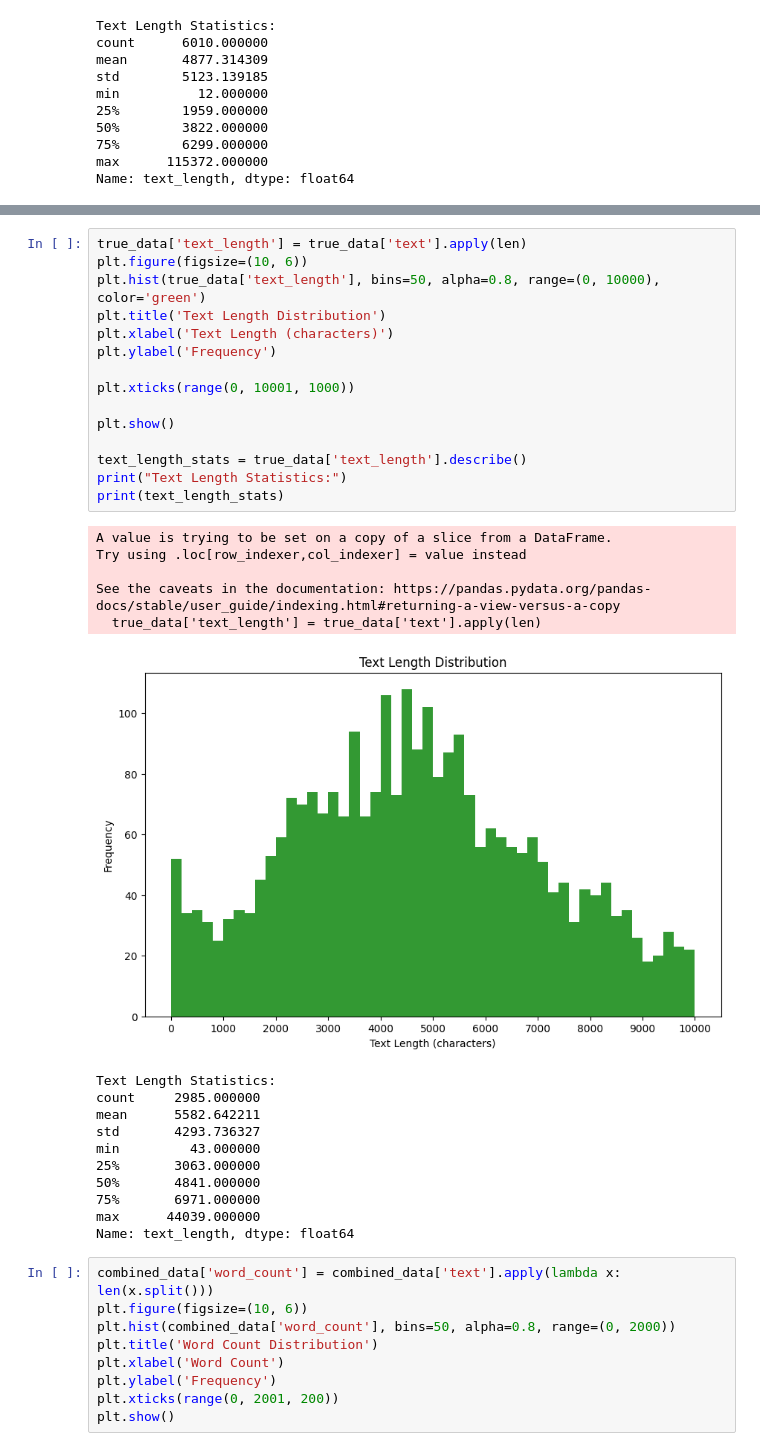
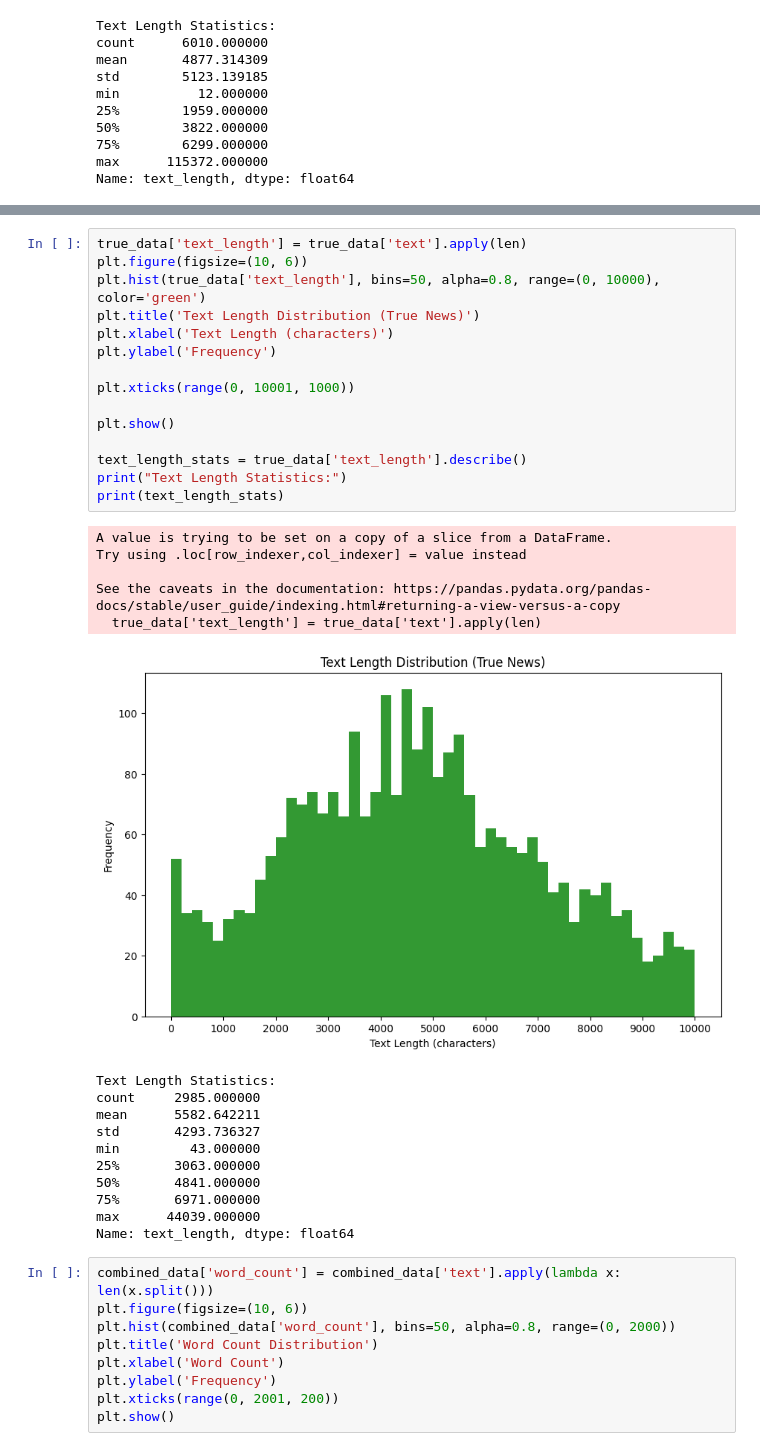
Before and after one commit to valentinvale/FakeNewsDetection, a Jupyter notebook: ValiUCV/sentiment.ipynb, the cells around one changed output, grey strips where cells are left out. Drawn from its saved outputs; the diff is of its cells as text.

```diff
--- a/ValiUCV/sentiment.ipynb
+++ b/ValiUCV/sentiment.ipynb
@@ -149,25 +155,25 @@ Name: text_length, dtype: float64
 # %%
 true_data['text_length'] = true_data['text'].apply(len)
 plt.figure(figsize=(10, 6))
 plt.hist(true_data['text_length'], bins=50, alpha=0.8, range=(0, 10000), color='green')
-plt.title('Text Length Distribution')
+plt.title('Text Length Distribution (True News)')
 plt.xlabel('Text Length (characters)')
 plt.ylabel('Frequency')
 
 plt.xticks(range(0, 10001, 1000))
 
 plt.show()
 
 text_length_stats = true_data['text_length'].describe()
 print("Text Length Statistics:")
 print(text_length_stats)
 # %% [output]
 A value is trying to be set on a copy of a slice from a DataFrame.
 Try using .loc[row_indexer,col_indexer] = value instead
 
 See the caveats in the documentation: https://pandas.pydata.org/pandas-docs/stable/user_guide/indexing.html#returning-a-view-versus-a-copy
   true_data['text_length'] = true_data['text'].apply(len)
-[figure, old version]
+[figure, new version]
 Text Length Statistics:
 count     2985.000000
 mean      5582.642211
```
Also changed, not shown: parts of 10 cells of this notebook.
